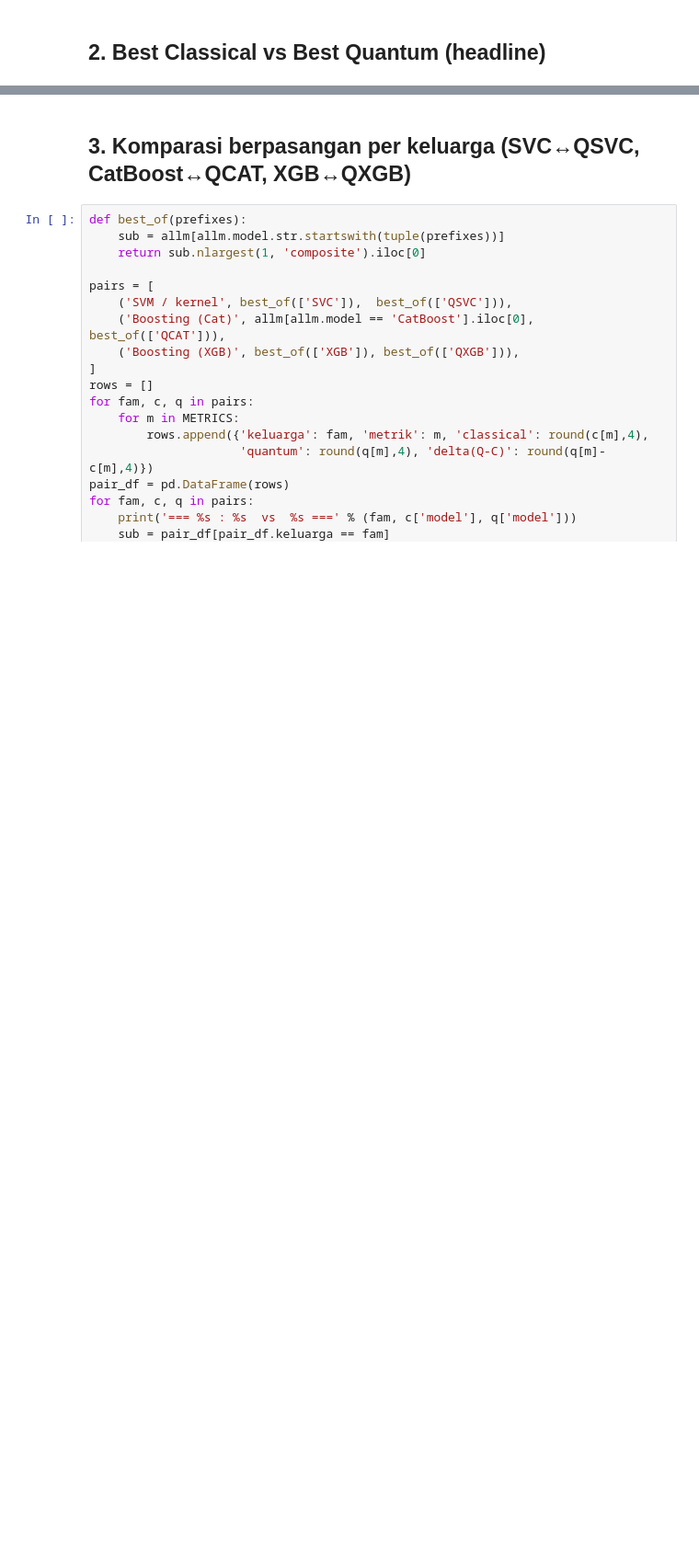
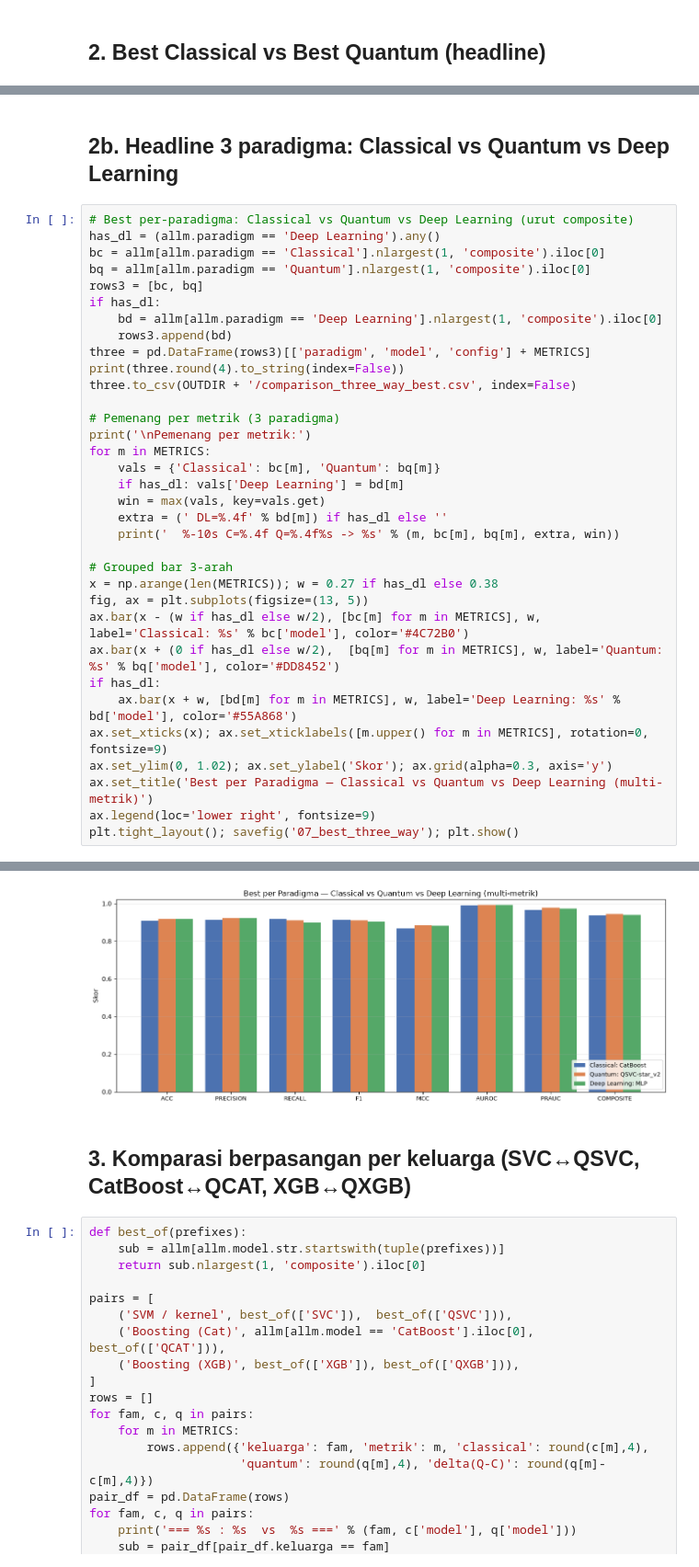
Before and after one commit to QuantumResearch-MCI/quantum-multiclass-classification, a Jupyter notebook: notebooks/comparison_classical_vs_quantum.ipynb, the cells around one changed output, grey strips where cells are left out. Shown at 92% size. Cells and saved outputs as stored; diff of their text form; blank space fills up the shorter version.

```diff
--- a/notebooks/comparison_classical_vs_quantum.ipynb
+++ b/notebooks/comparison_classical_vs_quantum.ipynb
@@ -90,0 +94,37 @@ Selisih (Quantum - Classical) terbaik vs terbaik:
+# %% [markdown]
+## 2b. Headline 3 paradigma: Classical vs Quantum vs Deep Learning
+# %%
+# Best per-paradigma: Classical vs Quantum vs Deep Learning (urut composite)
+has_dl = (allm.paradigm == 'Deep Learning').any()
+bc = allm[allm.paradigm == 'Classical'].nlargest(1, 'composite').iloc[0]
+bq = allm[allm.paradigm == 'Quantum'].nlargest(1, 'composite').iloc[0]
+rows3 = [bc, bq]
+if has_dl:
+    bd = allm[allm.paradigm == 'Deep Learning'].nlargest(1, 'composite').iloc[0]
+    rows3.append(bd)
+three = pd.DataFrame(rows3)[['paradigm', 'model', 'config'] + METRICS]
+print(three.round(4).to_string(index=False))
+three.to_csv(OUTDIR + '/comparison_three_way_best.csv', index=False)
+
+# Pemenang per metrik (3 paradigma)
+print('\nPemenang per metrik:')
+for m in METRICS:
+    vals = {'Classical': bc[m], 'Quantum': bq[m]}
+    if has_dl: vals['Deep Learning'] = bd[m]
+    win = max(vals, key=vals.get)
+    extra = (' DL=%.4f' % bd[m]) if has_dl else ''
+    print('  %-10s C=%.4f Q=%.4f%s -> %s' % (m, bc[m], bq[m], extra, win))
+
+# Grouped bar 3-arah
+x = np.arange(len(METRICS)); w = 0.27 if has_dl else 0.38
+fig, ax = plt.subplots(figsize=(13, 5))
+ax.bar(x - (w if has_dl else w/2), [bc[m] for m in METRICS], w, label='Classical: %s' % bc['model'], color='#4C72B0')
+ax.bar(x + (0 if has_dl else w/2),  [bq[m] for m in METRICS], w, label='Quantum: %s' % bq['model'], color='#DD8452')
+if has_dl:
+    ax.bar(x + w, [bd[m] for m in METRICS], w, label='Deep Learning: %s' % bd['model'], color='#55A868')
+ax.set_xticks(x); ax.set_xticklabels([m.upper() for m in METRICS], rotation=0, fontsize=9)
+ax.set_ylim(0, 1.02); ax.set_ylabel('Skor'); ax.grid(alpha=0.3, axis='y')
+ax.set_title('Best per Paradigma — Classical vs Quantum vs Deep Learning (multi-metrik)')
+ax.legend(loc='lower right', fontsize=9)
+plt.tight_layout(); savefig('07_best_three_way'); plt.show()
+# %% [output]
@@ -91,3 +145,4 @@ Selisih (Quantum - Classical) terbaik vs terbaik:
+[figure, added]
 # %% [markdown]
 ## 3. Komparasi berpasangan per keluarga (SVC↔QSVC, CatBoost↔QCAT, XGB↔QXGB)
 # %%
```
Also changed, not shown: parts of 14 cells of this notebook, 35 other files.
